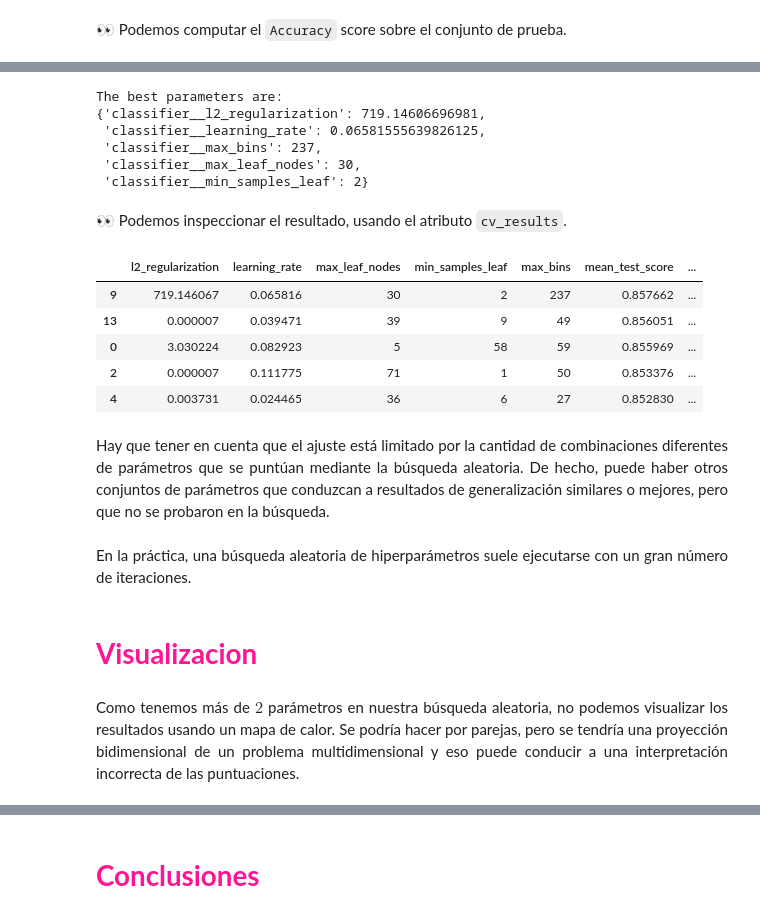
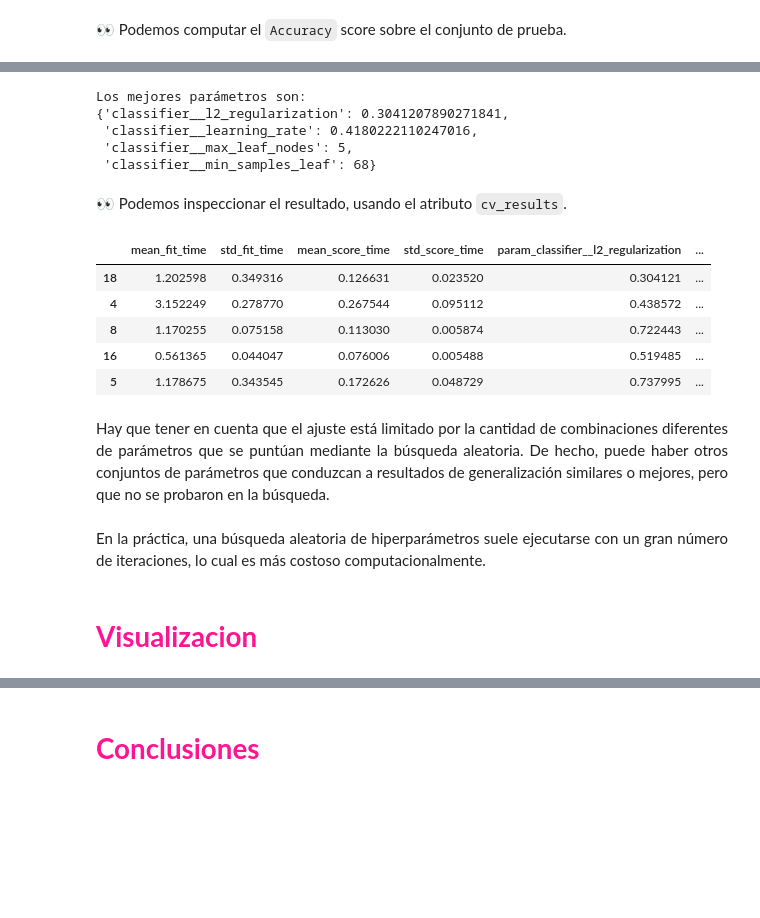
Before and after one commit to cristiandarioortegayubro/BDS, a Jupyter notebook: modulo.04/bds_optimizacion_006_01.ipynb, the cells around one changed output, grey strips where cells are left out. Drawn from its saved outputs; the diff is of its cells as text; code cells hidden in the pictures; blank space fills up the shorter version.

```diff
--- a/modulo.04/bds_optimizacion_006_01.ipynb
+++ b/modulo.04/bds_optimizacion_006_01.ipynb
@@ -108,7 +108,7 @@ categorical_preprocessor = OrdinalEncoder(handle_unknown="use_encoded_value",
 # %%
 preprocessor = ColumnTransformer([
     ('cat_preprocessor', categorical_preprocessor, categorical_columns)],
-    remainder='passthrough', sparse_threshold=0)
+    remainder='passthrough')
 # %%
 preprocessor
 # %% [output]
@@ -127,8 +127,7 @@ from sklearn.ensemble import HistGradientBoostingClassifier
 from sklearn.pipeline import Pipeline
 # %%
 model = Pipeline([("preprocessor", preprocessor),
-                  ("classifier", HistGradientBoostingClassifier(random_state=42,
-                                                                max_leaf_nodes=4))])
+                  ("classifier", HistGradientBoostingClassifier(random_state=42))])
 # %%
 model
 # %% [output]
@@ -202,10 +186,11 @@ from sklearn.model_selection import RandomizedSearchCV
 # %%
-param_distributions = {'classifier__l2_regularization': loguniform(1e-6, 1e3),
-                       'classifier__learning_rate': loguniform(0.001, 10),
-                       'classifier__max_leaf_nodes': loguniform_int(2, 256),
-                       'classifier__min_samples_leaf': loguniform_int(1, 100),
-                       'classifier__max_bins': loguniform_int(2, 255),}
+param_distributions = {'classifier__l2_regularization': uniform(0, 1),
+                       'classifier__learning_rate': uniform(0.001, 1),
+                       'classifier__max_leaf_nodes': randint(2, 256),
+                       'classifier__min_samples_leaf': randint(1, 100)}
 # %%
-model_random_search = RandomizedSearchCV(
-    model, param_distributions=param_distributions, n_iter=20,
-    cv=5, verbose=1,)
+model_random_search = RandomizedSearchCV(model,
+                                         param_distributions=param_distributions,
+                                         n_iter=20,
+                                         n_jobs=2,
+                                         random_state=123)
@@ -245,15 +234,14 @@ The test accuracy score of the best model is 0.87
 from pprint import pprint
 # %%
 print("")
-print("The best parameters are:")
+print("Los mejores parámetros son:")
 pprint(model_random_search.best_params_)
 # %% [output]
-The best parameters are:
-{'classifier__l2_regularization': 719.14606696981,
- 'classifier__learning_rate': 0.06581555639826125,
- 'classifier__max_bins': 237,
- 'classifier__max_leaf_nodes': 30,
- 'classifier__min_samples_leaf': 2}
+Los mejores parámetros son:
+{'classifier__l2_regularization': 0.3041207890271841,
+ 'classifier__learning_rate': 0.4180222110247016,
+ 'classifier__max_leaf_nodes': 5,
+ 'classifier__min_samples_leaf': 68}
 # %% [markdown]
 <p align="justify">
 👀 Podemos inspeccionar el resultado, usando el atributo <code>cv_results</code>.
@@ -266,4 +248,10 @@ column_results += [
 # %%
-cv_results = pd.DataFrame(model_random_search.cv_results_)
-cv_results = cv_results[column_results].sort_values(
-    "mean_test_score", ascending=False)
+cv_results = pd.DataFrame(model_random_search.cv_results_).sort_values(by='rank_test_score')
+cv_results.head()
+# %% [output]
+|  | mean_fit_time | std_fit_time | mean_score_time | std_score_time | param_classifier__l2_regularization | ... |
+| 18 | 1.202598 | 0.349316 | 0.126631 | 0.023520 | 0.304121 | ... |
+| 4 | 3.152249 | 0.278770 | 0.267544 | 0.095112 | 0.438572 | ... |
+| 8 | 1.170255 | 0.075158 | 0.113030 | 0.005874 | 0.722443 | ... |
+| 16 | 0.561365 | 0.044047 | 0.076006 | 0.005488 | 0.519485 | ... |
+| 5 | 1.178675 | 0.343545 | 0.172626 | 0.048729 | 0.737995 | ... |
@@ -275,20 +258,7 @@ def shorten_param(param_name):
-# %%
-cv_results = cv_results.rename(shorten_param, axis=1)
-cv_results.head()
-# %% [output]
-|  | l2_regularization | learning_rate | max_leaf_nodes | min_samples_leaf | max_bins | mean_test_score | ... |
-| 9 | 719.146067 | 0.065816 | 30 | 2 | 237 | 0.857662 | ... |
-| 13 | 0.000007 | 0.039471 | 39 | 9 | 49 | 0.856051 | ... |
-| 0 | 3.030224 | 0.082923 | 5 | 58 | 59 | 0.855969 | ... |
-| 2 | 0.000007 | 0.111775 | 71 | 1 | 50 | 0.853376 | ... |
-| 4 | 0.003731 | 0.024465 | 36 | 6 | 27 | 0.852830 | ... |
 # %% [markdown]
 <p align="justify">
 Hay que tener en cuenta que el ajuste está limitado por la cantidad de combinaciones diferentes de parámetros que se puntúan mediante la búsqueda aleatoria. De hecho, puede haber otros conjuntos de parámetros que conduzcan a resultados de generalización similares o mejores, pero que no se probaron en la búsqueda.
 <br><br>
-En la práctica, una búsqueda aleatoria de hiperparámetros suele ejecutarse con un gran número de iteraciones.
+En la práctica, una búsqueda aleatoria de hiperparámetros suele ejecutarse con un gran número de iteraciones, lo cual es más costoso computacionalmente.
 # %% [markdown]
  # **<font color="DeepPink">Visualizacion</font>**
-# %% [markdown]
-<p align="justify">
-Como tenemos más de $2$ parámetros en nuestra búsqueda aleatoria, no podemos visualizar los resultados usando un mapa de calor. Se podría hacer por parejas, pero se tendría una proyección bidimensional de un problema multidimensional y eso puede conducir a una interpretación incorrecta de las puntuaciones.
```
Also changed, not shown: parts of 35 cells of this notebook.
